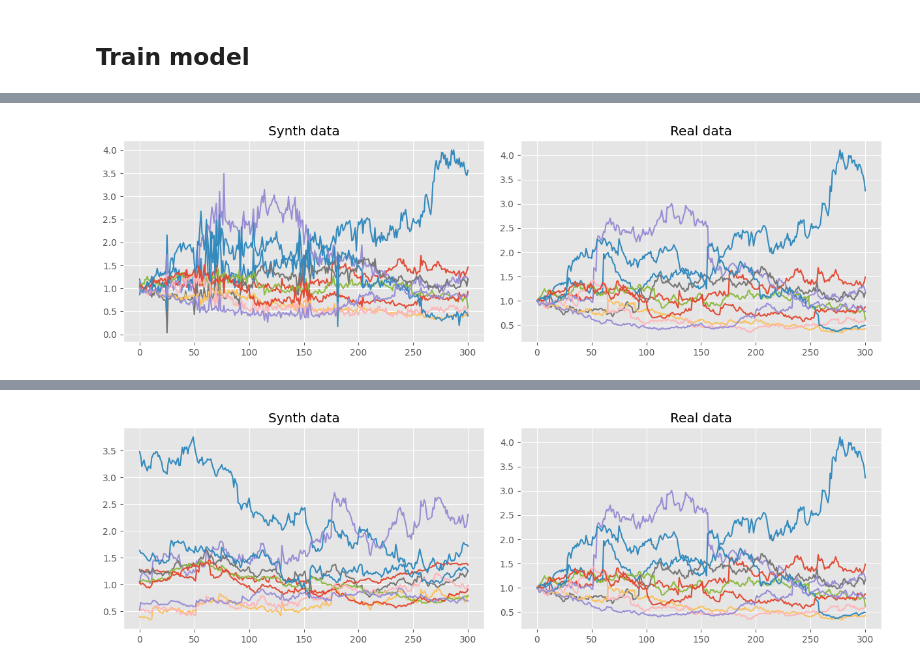
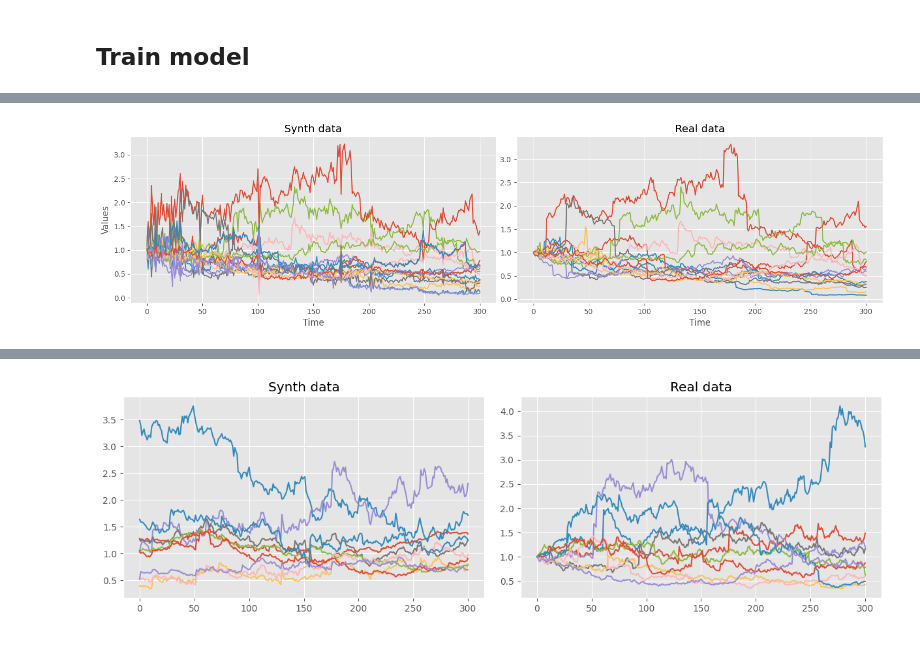
Before and after one commit to kirillzx/JDFlow, a Jupyter notebook: generator_main.ipynb, the cells around one changed output, grey strips where cells are left out. Saved outputs shown, nothing was run; the diff lists cells and outputs as text; code cells hidden in the pictures.

Commit message:
feat: add several samples

```diff
--- a/generator_main.ipynb
+++ b/generator_main.ipynb
@@ -494,11 +506,11 @@ sig_dim = n + n**2
 # + n**3
 # %%
 # nsde_flow = Flow(128, 10, h_dim, h_dim)
-n_flows = 10
+n_flows = 8
 
 nsde_flow = Flow(n_flows, h_dim, M, time_steps, dt, sig_dim, xiP0)
 
-losses = nsde_flow.fit(data_tensor, epochs=800)
+losses = nsde_flow.fit(data_tensor, epochs=1000)
 # %%
 nsde_flow.eval()
 # %% [output]
@@ -522,5 +534,5 @@ Flow(
 # %%
 # u = nsde_flow.forward(data_tensor)[0].detach()
 # %%
-samples = nsde_flow.sample(1)[0]
+samples = nsde_flow.sample(17)
 # samples = samples[(~(np.max(samples, axis=1) > 1.5*np.max(data))) & (~(np.min(samples, axis=1) < 1.5*np.min(data)))]
@@ -548,3 +564,24 @@ plt.show()
 # plt.tight_layout(pad=0.5)
 # plt.savefig('Merton_synth.pdf', dpi=300)
 # plt.show()
+# %%
+def inverse_preprocessing(samples):
+    synth_data = []
+
+    if samples.shape[0] % M == 0:
+        for i in range(samples.shape[0] // M):
+            synth_data.append(scaler.inverse_transform(samples[M*i:M*(i+1)].T).T)
+
+    else:
+        for i in range(samples.shape[0] // M):
+            synth_data.append(scaler.inverse_transform(samples[M*i:M*(i+1)].T).T)
+
+        last = samples.shape[0] % M
+        synth_data.append(scaler.inverse_transform(np.vstack([samples[-last:], np.ones((M - last, samples.shape[1]))]).T).T[:last])
+
+    synth_data = np.vstack(synth_data)
+
+    return synth_data
+# %%
+synth_data = inverse_preprocessing(samples)
+real_data = scaler.inverse_transform(data.T).T
@@ -551,22 +603,21 @@ plt.show()
 # %%
-synth_data = scaler.inverse_transform(samples.T).T
-# synth_data = samples.T
-real_data = scaler.inverse_transform(data.T).T
-# data_rescale = data.T
-
 fig, axs = plt.subplots(1, 2, figsize=(15, 4), dpi=100)
 
 axs[0].plot(synth_data.T)
 axs[0].set_title('Synth data')
+axs[0].set_xlabel('Time')
+axs[0].set_ylabel('Values')
 
 axs[1].plot(real_data.T)
 axs[1].set_title('Real data')
-# axs[1].legend()
+axs[1].set_xlabel('Time')
 
 plt.subplots_adjust(wspace=0.1)
+plt.tight_layout(pad=0.5)
+# plt.savefig('Merton_synth.pdf', dpi=300)
 plt.show()
 # %% [output]
-[figure, old version]
+[figure, new version]
 # %%
 fig, axs = plt.subplots(3, 1, figsize=(8, 8))
 
```
Also changed, not shown: parts of 17 cells of this notebook.
